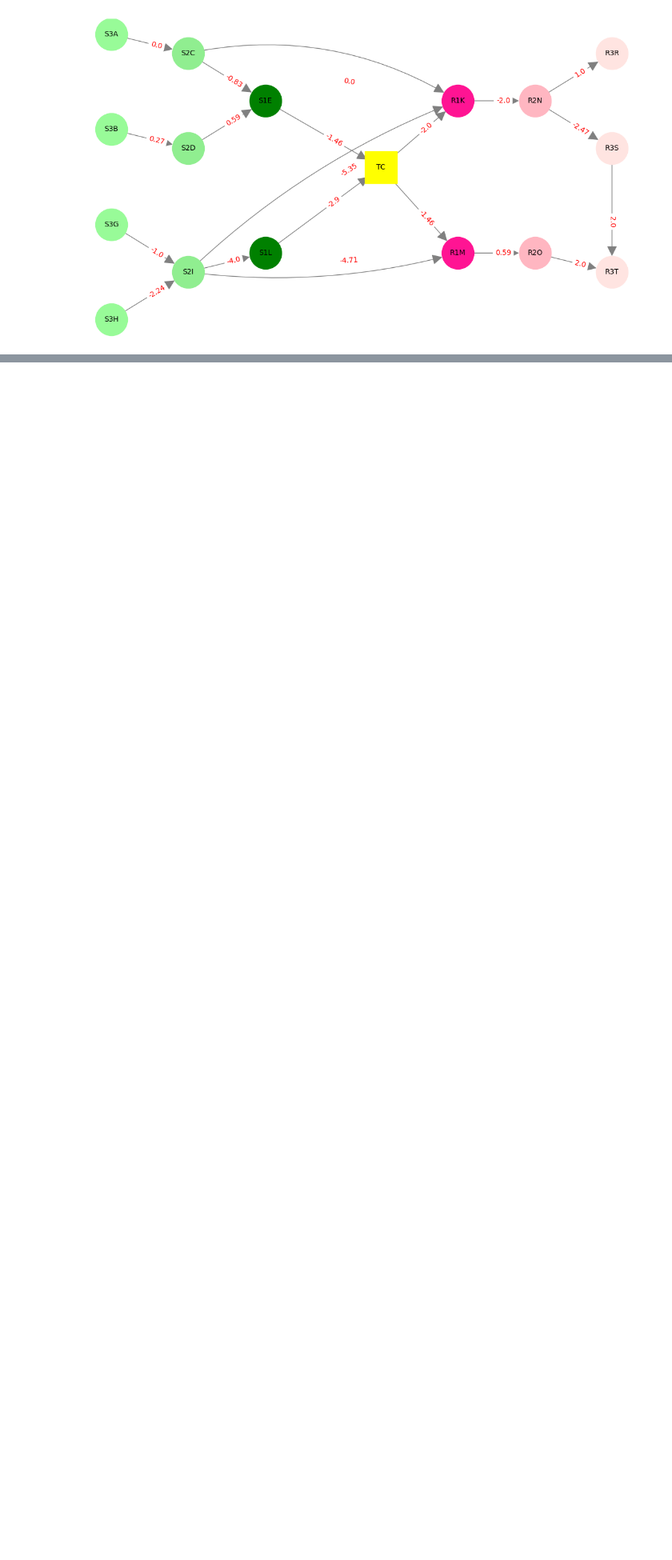
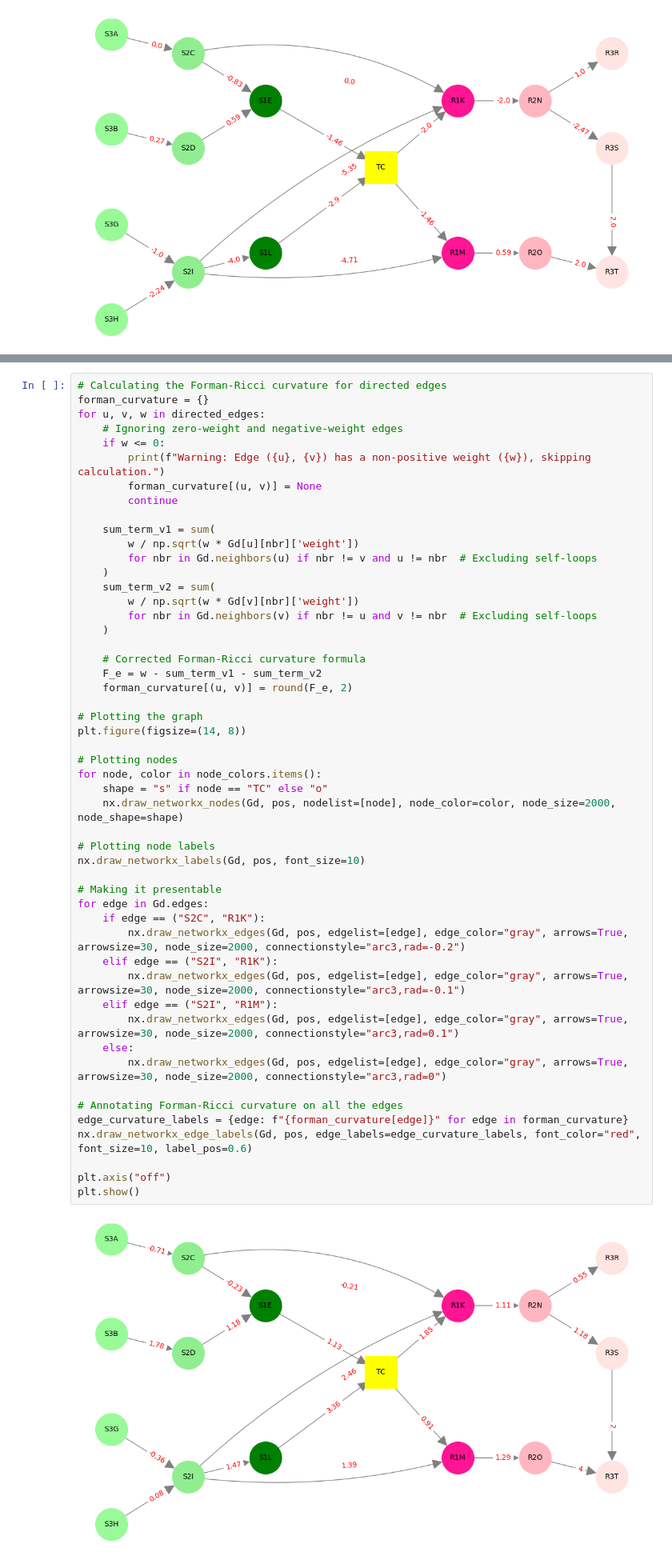
Before and after one commit to aashnaarun/Forman-Ricci-Curvature-Research, a Jupyter notebook: Ricci_Curvature_Aashna_Arun.ipynb, the cells around one changed output, grey strips where cells are left out. Shown at 80% size. Saved outputs shown, nothing was run; the diff lists cells and outputs as text; blank space fills up the shorter version.

```diff
--- a/Ricci_Curvature_Aashna_Arun.ipynb
+++ b/Ricci_Curvature_Aashna_Arun.ipynb
@@ -605,0 +608,53 @@ plt.show()
+# %%
+# Calculating the Forman-Ricci curvature for directed edges
+forman_curvature = {}
+for u, v, w in directed_edges:
+    # Ignoring zero-weight and negative-weight edges
+    if w <= 0:
+        print(f"Warning: Edge ({u}, {v}) has a non-positive weight ({w}), skipping calculation.")
+        forman_curvature[(u, v)] = None
+        continue
+
+    sum_term_v1 = sum(
+        w / np.sqrt(w * Gd[u][nbr]['weight'])
+        for nbr in Gd.neighbors(u) if nbr != v and u != nbr  # Excluding self-loops
+    )
+    sum_term_v2 = sum(
+        w / np.sqrt(w * Gd[v][nbr]['weight'])
+        for nbr in Gd.neighbors(v) if nbr != u and v != nbr  # Excluding self-loops
+    )
+
+    # Corrected Forman-Ricci curvature formula
+    F_e = w - sum_term_v1 - sum_term_v2
+    forman_curvature[(u, v)] = round(F_e, 2)
+
+# Plotting the graph
+plt.figure(figsize=(14, 8))
+
+# Plotting nodes
+for node, color in node_colors.items():
+    shape = "s" if node == "TC" else "o"
+    nx.draw_networkx_nodes(Gd, pos, nodelist=[node], node_color=color, node_size=2000, node_shape=shape)
+
+# Plotting node labels
+nx.draw_networkx_labels(Gd, pos, font_size=10)
+
+# Making it presentable
+for edge in Gd.edges:
+    if edge == ("S2C", "R1K"):
+        nx.draw_networkx_edges(Gd, pos, edgelist=[edge], edge_color="gray", arrows=True, arrowsize=30, node_size=2000, connectionstyle="arc3,rad=-0.2")
+    elif edge == ("S2I", "R1K"):
+        nx.draw_networkx_edges(Gd, pos, edgelist=[edge], edge_color="gray", arrows=True, arrowsize=30, node_size=2000, connectionstyle="arc3,rad=-0.1")
+    elif edge == ("S2I", "R1M"):
+        nx.draw_networkx_edges(Gd, pos, edgelist=[edge], edge_color="gray", arrows=True, arrowsize=30, node_size=2000, connectionstyle="arc3,rad=0.1")
+    else:
+        nx.draw_networkx_edges(Gd, pos, edgelist=[edge], edge_color="gray", arrows=True, arrowsize=30, node_size=2000, connectionstyle="arc3,rad=0")
+
+# Annotating Forman-Ricci curvature on all the edges
+edge_curvature_labels = {edge: f"{forman_curvature[edge]}" for edge in forman_curvature}
+nx.draw_networkx_edge_labels(Gd, pos, edge_labels=edge_curvature_labels, font_color="red", font_size=10, label_pos=0.6)
+
+plt.axis("off")
+plt.show()
+# %% [output]
+[figure, added]
```
Also changed, not shown: parts of 1 cell of this notebook.
